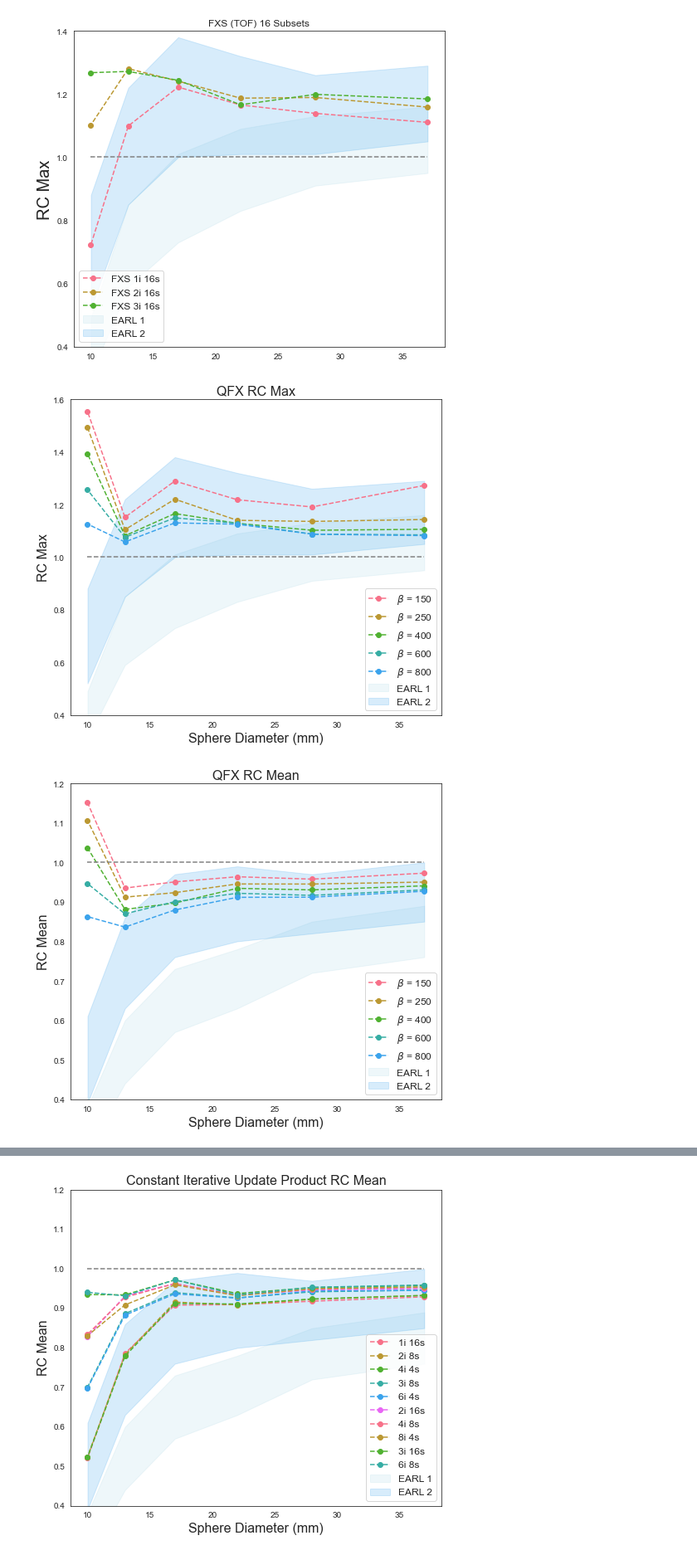
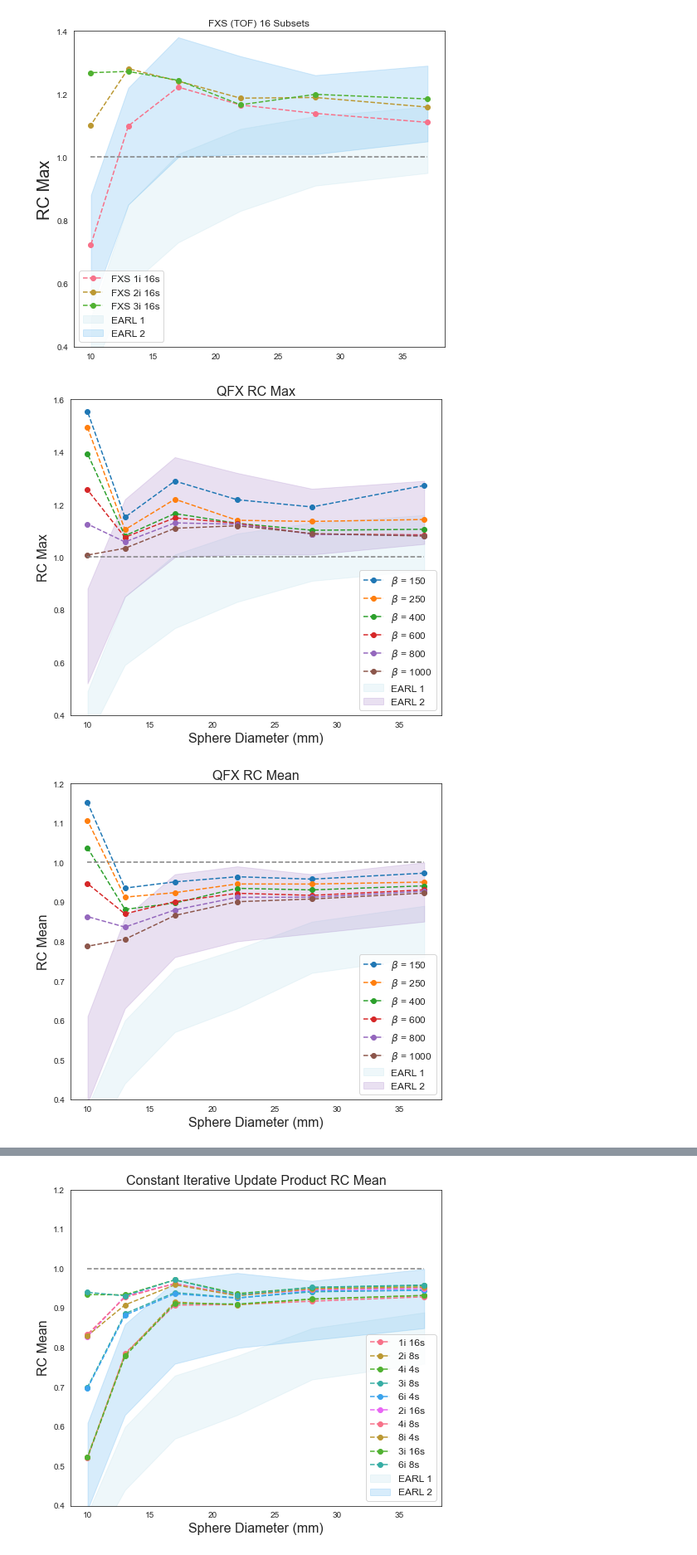
Before and after one commit to devhliu/earl_nema, a Jupyter notebook: analysis.ipynb, the cells around one changed output, grey strips where cells are left out. Shown at 83% size. Drawn from its saved outputs; the diff is of its cells as text; code cells hidden in the pictures.

```diff
--- a/analysis.ipynb
+++ b/analysis.ipynb
@@ -532,6 +533,7 @@ QFX_500 = NemaRC('/Users/alexanderhart/t0/10m/QFX_500',sphere_true,bkg_true,0)
 QFX_600 = NemaRC('/Users/alexanderhart/t0/10m/QFX_600',sphere_true,bkg_true,0)
 QFX_700 = NemaRC('/Users/alexanderhart/t0/10m/QFX_700',sphere_true,bkg_true,0)
 QFX_800 = NemaRC('/Users/alexanderhart/t0/10m/QFX_800',sphere_true,bkg_true,0)
+QFX_1000 = NemaRC('/Users/alexanderhart/t0/10m/QFX_1000',sphere_true,bkg_true,0)
 # %% [output]
 Reading dicom directory: /Users/alexanderhart/t0/10m/QFX_150
         Pet scan has shape: (89, 192, 192) and a resolution of (2.80, 3.65, 3.65)mm
@@ -639,10 +673,10 @@ a.RCmax()
 [figure]
 [figure]
 # %%
-Qclear = NemaPlots([QFX_150,QFX_250,QFX_400,QFX_600,QFX_800],[r'$\beta$ = 150',r'$\beta$ = 250',r'$\beta$ = 400',r'$\beta$ = 600',r'$\beta$ = 800'],'QFX')
+Qclear = NemaPlots([QFX_150,QFX_250,QFX_400,QFX_600,QFX_800,QFX_1000],[r'$\beta$ = 150',r'$\beta$ = 250',r'$\beta$ = 400',r'$\beta$ = 600',r'$\beta$ = 800',r'$\beta$ = 1000'],'QFX')
 Qclear.RCmax()
 Qclear.RCmean()
-Qclear.COV([150,250,400,600,800],r'$\beta$')
+Qclear.COV([150,250,400,600,800,1000],r'$\beta$')
 # %% [output]
-[figure, old version]
+[figure, new version]
-[figure, old version]
+[figure, new version]
```
Also changed, not shown: parts of 12 cells of this notebook, 5 other files.
